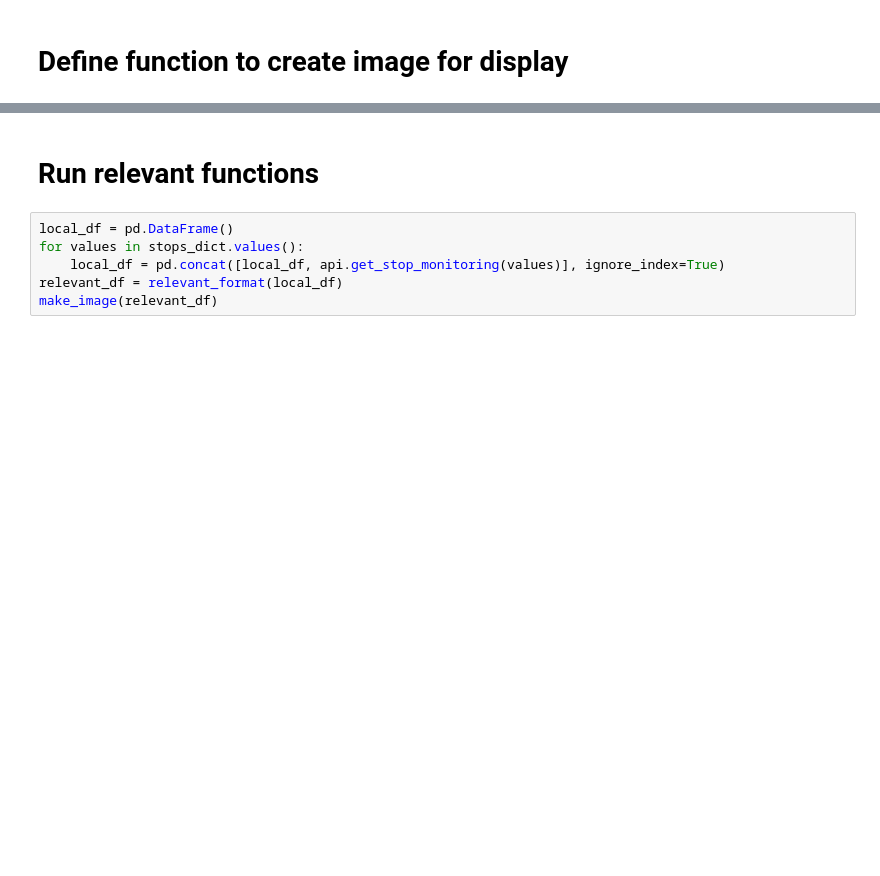
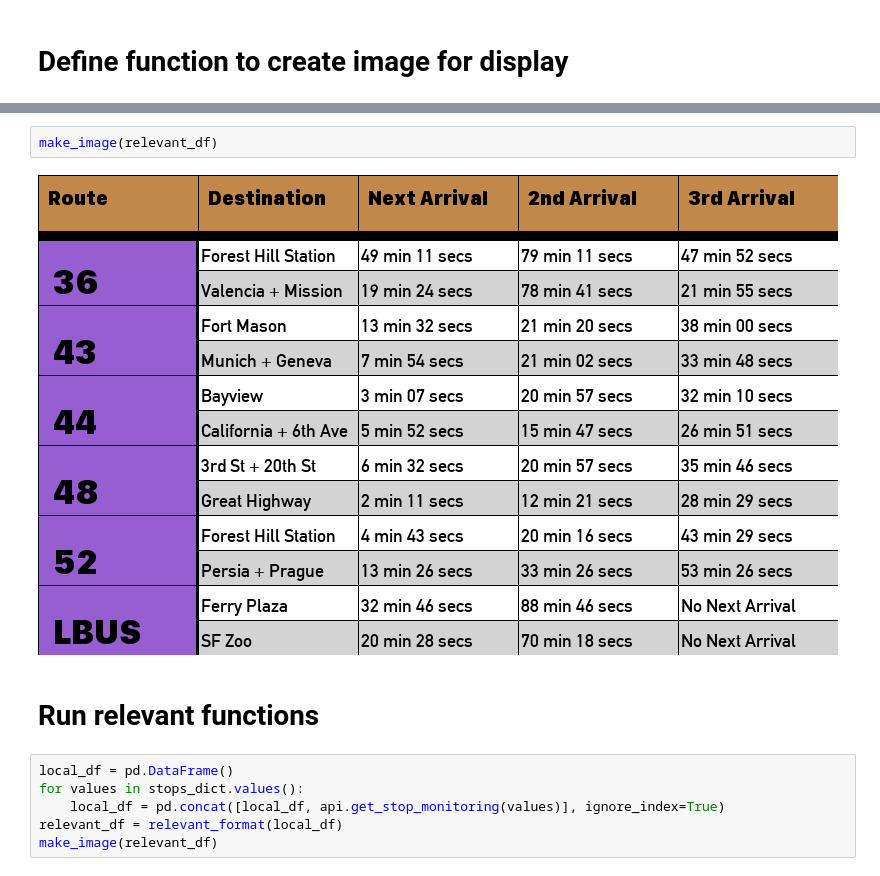
Before and after one commit to dHbdHbdHb/TimeTable, a Jupyter notebook: api_testing.ipynb, the cells around one changed output, grey strips where cells are left out. Saved outputs shown, nothing was run; the diff lists cells and outputs as text; blank space fills up the shorter version.

```diff
--- a/api_testing.ipynb
+++ b/api_testing.ipynb
@@ -225,6 +220,10 @@ def make_image(df):
     image.save("test.png")
     # return the image
     return image
+# %%
+make_image(relevant_df)
+# %% [output]
+[figure, added]
 # %% [markdown]
 # Run relevant functions
 # %%
```
Also changed, not shown: parts of 4 cells of this notebook, 4 other files.
